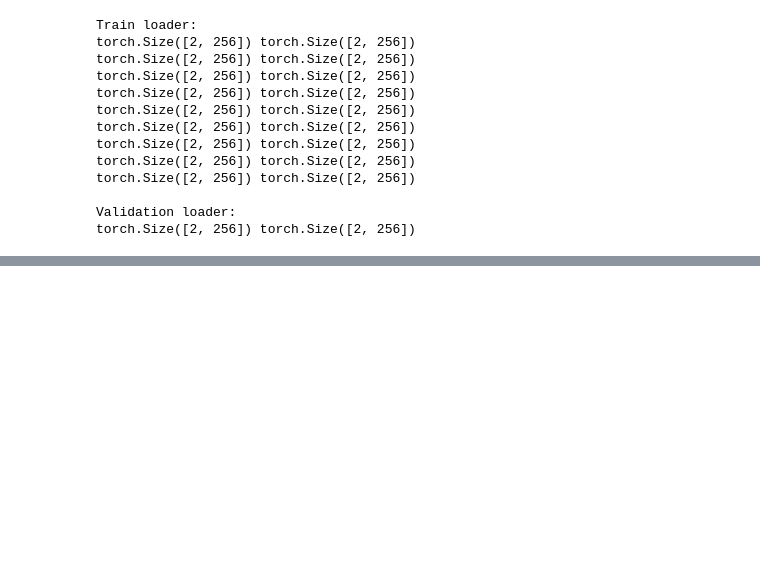
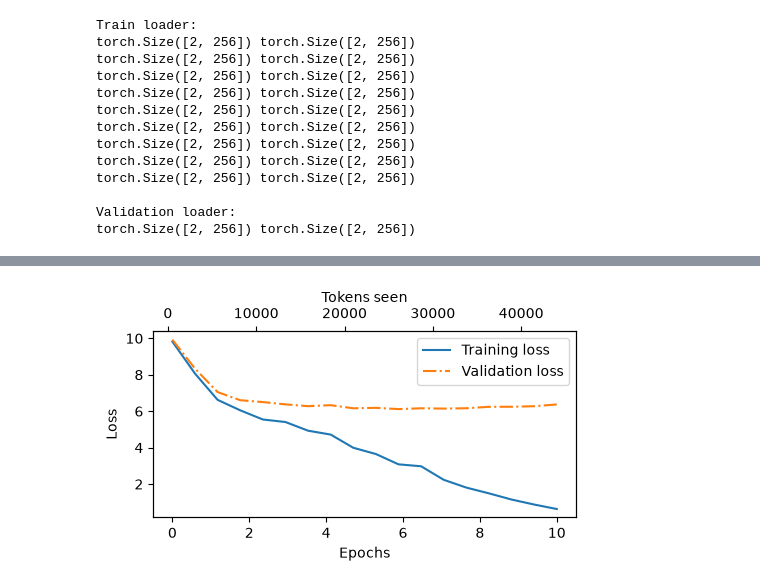
Before and after one commit to KacperUrban/Build-LLM-from-Scratch, a Jupyter notebook: notebooks/05_Pretraining.ipynb, the cells around one changed output, grey strips where cells are left out. Drawn from its saved outputs; the diff is of its cells as text; code cells hidden in the pictures; blank space fills up the shorter version.

```diff
--- a/notebooks/05_Pretraining.ipynb
+++ b/notebooks/05_Pretraining.ipynb
@@ -272,0 +320,19 @@ Validation loss: 10.987869474622938
+# %%
+torch.manual_seed(123)
+model = GPTModel(GPT_CONFIG_124M)
+model.to(device)
+optimizer = torch.optim.AdamW(model.parameters(), lr=0.0004, weight_decay=0.1)
+start_context = "Every effort moves you"
+num_of_epochs = 10
+
+train_losses, val_losses, tokens_seen = train_llm(
+    model=model,
+    train_dataloader=train_dataloader,
+    val_dataloader=val_dataloader,
+    optimizer=optimizer,
+    num_epoch=num_of_epochs,
+    device=device,
+    eval_freq=5,
+    eval_iter=5,
+    start_context=start_context,
+    tokenizer=tokenizer)
@@ -272,0 +357,7 @@ Validation loss: 10.987869474622938
+# %%
+from scripts.utils import plot_losses
+
+epochs_tensor = torch.linspace(0, num_of_epochs, len(train_losses))
+plot_losses(epochs_tensor, tokens_seen, train_losses, val_losses)
+# %% [output]
+[figure, added]
```
Also changed, not shown: parts of 5 cells of this notebook, 2 other files.
